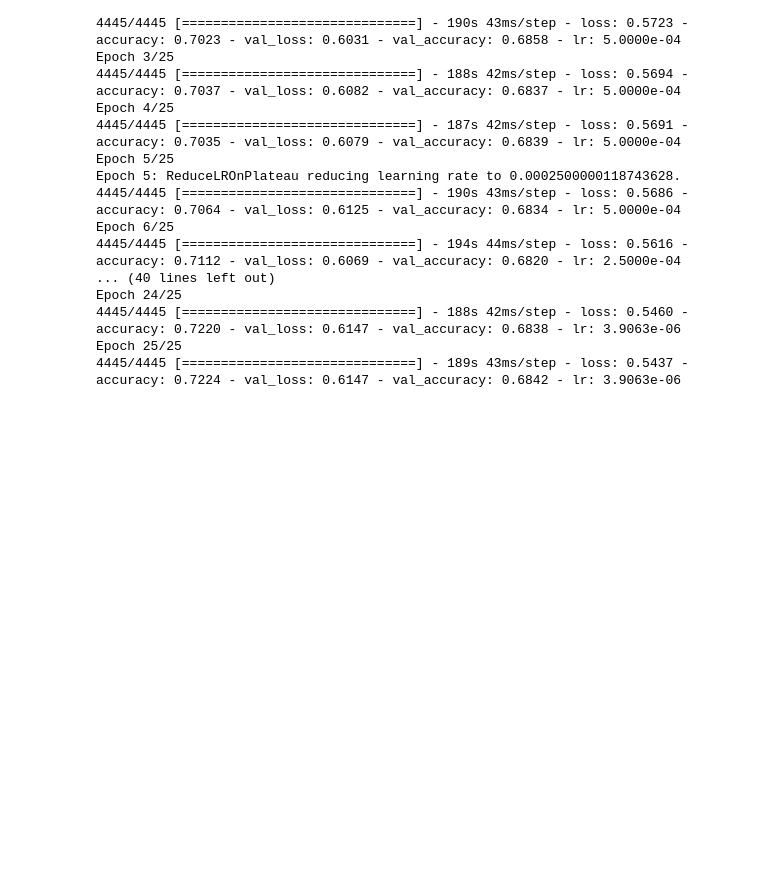
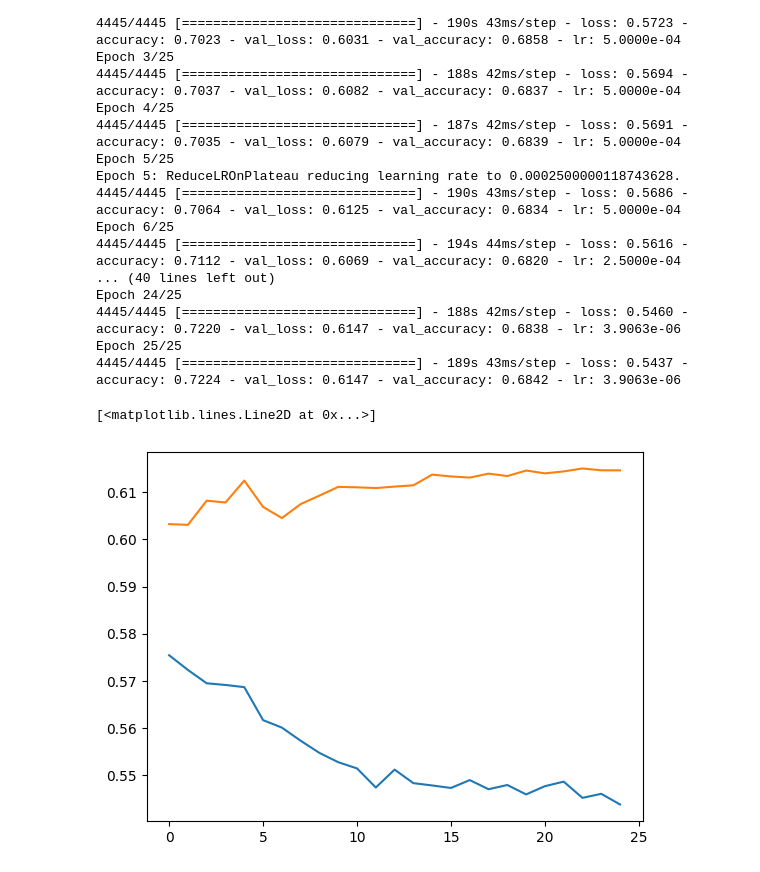
Before and after one commit to ravindra-pandey/Diabetic_Retinopathy, a Jupyter notebook: diabetic_retinopathy.ipynb, the cells around one changed output. Saved outputs shown, nothing was run; the diff lists cells and outputs as text; code cells hidden in the pictures; blank space fills up the shorter version.

```diff
--- a/diabetic_retinopathy.ipynb
+++ b/diabetic_retinopathy.ipynb
@@ -260,0 +257,6 @@ his=pd.DataFrame(["loss"])
+# %%
+plt.plot(history.history["loss"])
+plt.plot(history.history["val_loss"])
+# %% [output]
+[<matplotlib.lines.Line2D at 0x...>]
+[figure, added]
```
Also changed, not shown: parts of 9 cells of this notebook.
